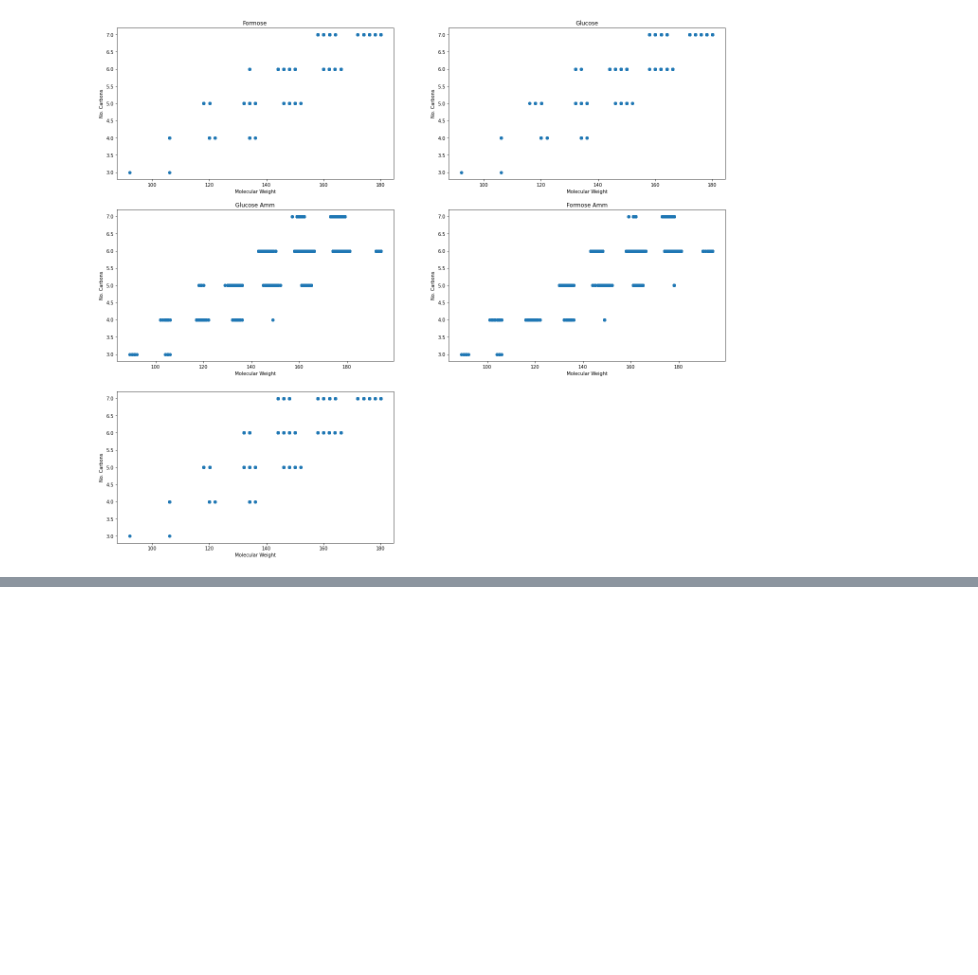
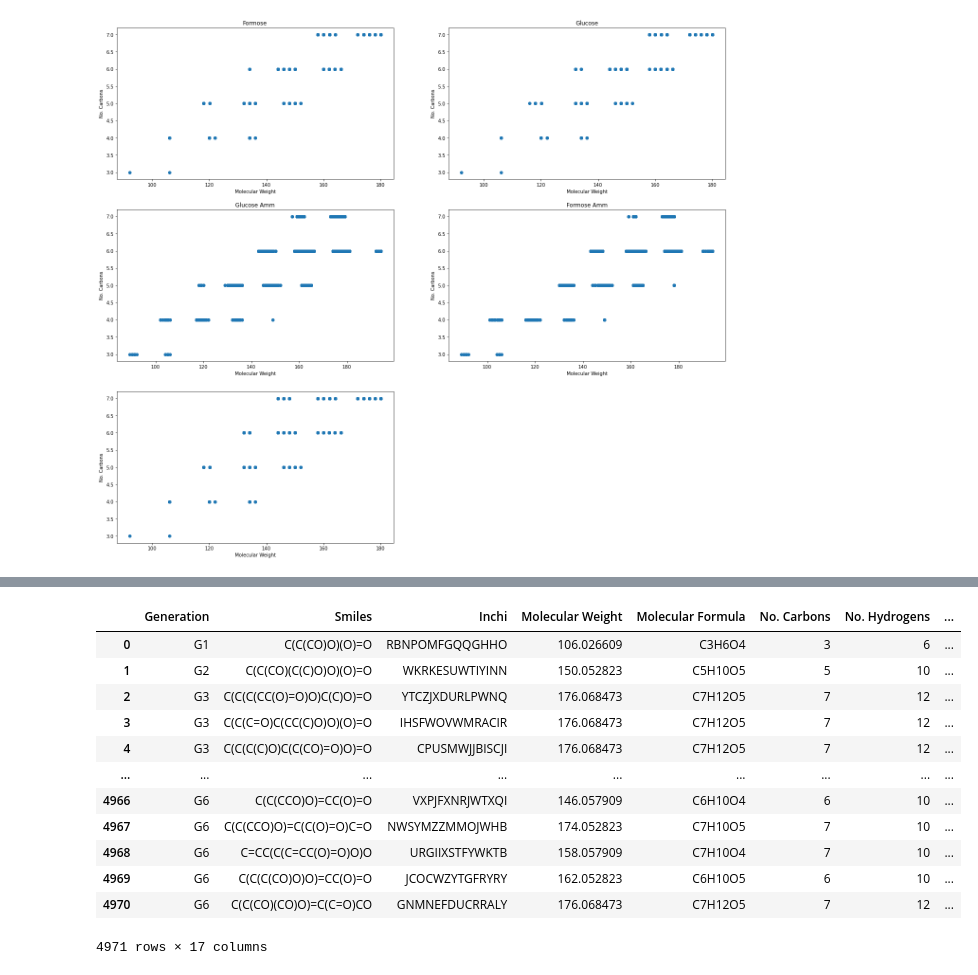
Before and after one commit to ssiddhantsharma/nucleoside-analogues, a Jupyter notebook: DataPlotsNoStereo.ipynb, the cells around one changed output, grey strips where cells are left out. Drawn from its saved outputs; the diff is of its cells as text; code cells hidden in the pictures; blank space fills up the shorter version.

Commit message:
Extra Descriptors

```diff
--- a/DataPlotsNoStereo.ipynb
+++ b/DataPlotsNoStereo.ipynb
@@ -500,3 +500,27 @@ def combine_descriptors(descriptors_file, minimised_file):
     return(descriptors)
 # %%
 #a = combine_descriptors('./MatchedDataNoStereo/GlucoseFinal/GlucoseFinalDescriptors.tsv', './MatchedDataNoStereo/GlucoseFinal/MinimisedGlucoseFinal.tsv')
+# %%
+def make_het_carbon(path, title):
+    df = pd.read_csv(path, sep='\t')
+    df['Heteroatoms / Carbons'] = df['No. Heteroatoms'] / df['No. Carbons']
+    df.to_csv(f'{title}Descriptors.tsv', header=None, index=None, sep='\t', mode='a')
+    return(df)
+# %%
+df = make_het_carbon('./MatchedDataNoStereo/PyruvicAcid/PyruvicAcidDescriptors.tsv', 'PyruvicAcid')
+# %%
+df
+# %% [output]
+|  | Generation | Smiles | Inchi | Molecular Weight | Molecular Formula | No. Carbons | No. Hydrogens | ... |
+| 0 | G1 | C(C(CO)O)(O)=O | RBNPOMFGQQGHHO | 106.026609 | C3H6O4 | 3 | 6 | ... |
+| 1 | G2 | C(C(CO)(C(C)O)O)(O)=O | WKRKESUWTIYINN | 150.052823 | C5H10O5 | 5 | 10 | ... |
+| 2 | G3 | C(C(C(CC(O)=O)O)C(C)O)=O | YTCZJXDURLPWNQ | 176.068473 | C7H12O5 | 7 | 12 | ... |
+| 3 | G3 | C(C(C=O)C(CC(C)O)O)(O)=O | IHSFWOVWMRACIR | 176.068473 | C7H12O5 | 7 | 12 | ... |
+| 4 | G3 | C(C(C(C)O)C(C(CO)=O)O)=O | CPUSMWJJBISCJI | 176.068473 | C7H12O5 | 7 | 12 | ... |
+| ... | ... | ... | ... | ... | ... | ... | ... | ... |
+| 4966 | G6 | C(C(CCO)O)=CC(O)=O | VXPJFXNRJWTXQI | 146.057909 | C6H10O4 | 6 | 10 | ... |
+| 4967 | G6 | C(C(CCO)O)=C(C(O)=O)C=O | NWSYMZZMMOJWHB | 174.052823 | C7H10O5 | 7 | 10 | ... |
+| 4968 | G6 | C=CC(C(C=CC(O)=O)O)O | URGIIXSTFYWKTB | 158.057909 | C7H10O4 | 7 | 10 | ... |
+| 4969 | G6 | C(C(C(CO)O)O)=CC(O)=O | JCOCWZYTGFRYRY | 162.052823 | C6H10O5 | 6 | 10 | ... |
+| 4970 | G6 | C(C(CO)(CO)O)=C(C=O)CO | GNMNEFDUCRRALY | 176.068473 | C7H12O5 | 7 | 12 | ... |
+4971 rows × 17 columns
```
Also changed, not shown: parts of 3 cells of this notebook, 5 other files.
